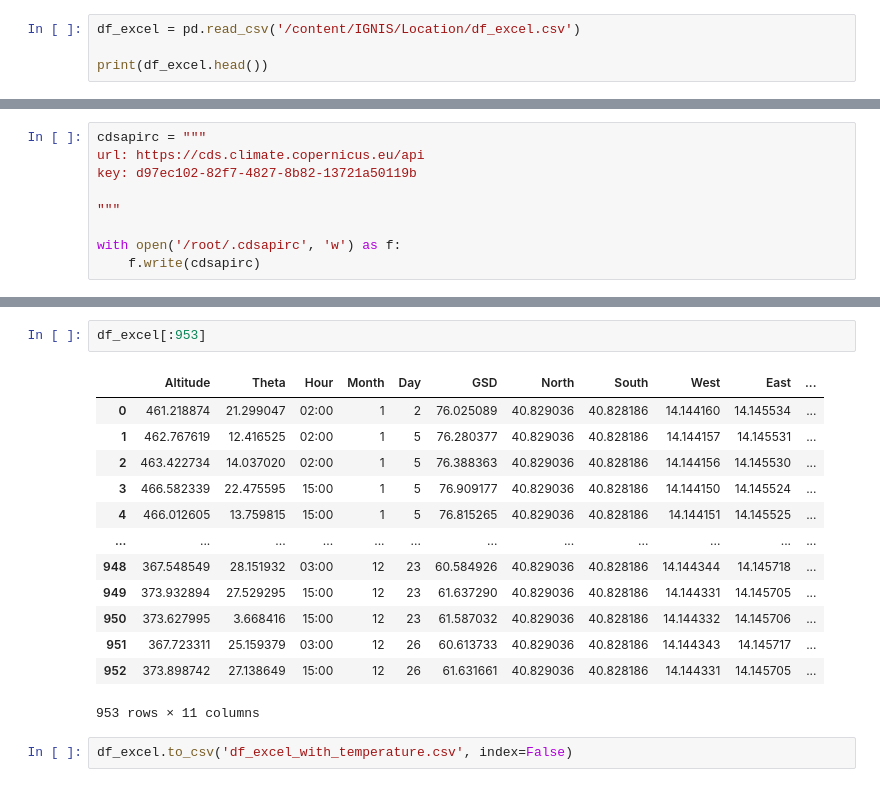
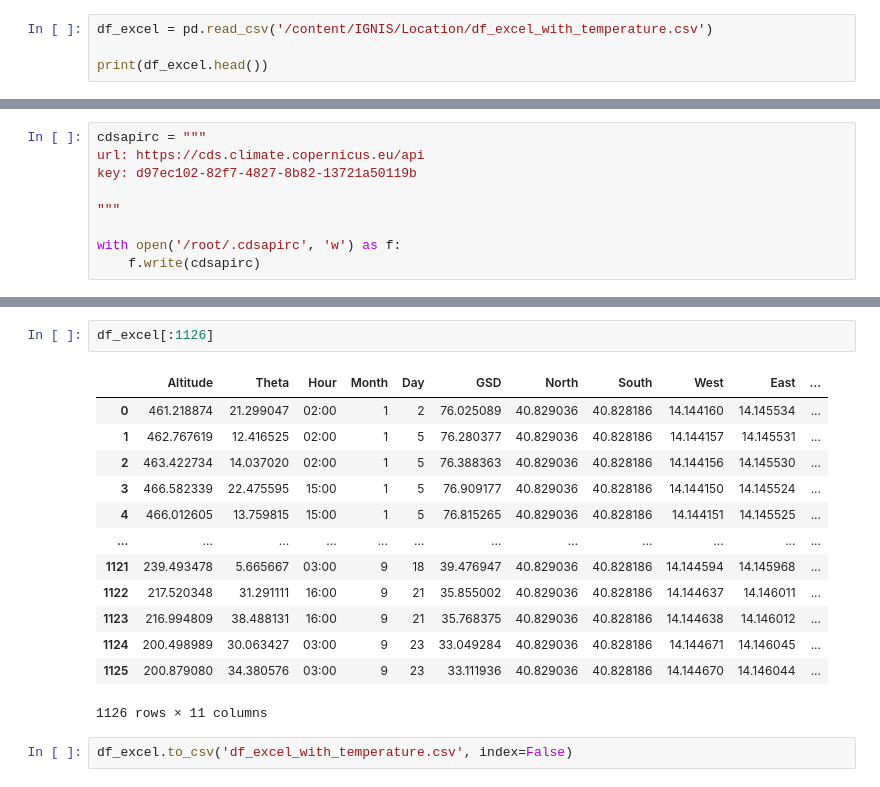
Before and after one commit to FaridRash/IGNIS, a Jupyter notebook: Notebooks/Actual_Temperature/Fetch_temperature_ERA5.ipynb, the cells around one changed output, grey strips where cells are left out. Saved outputs shown, nothing was run; the diff lists cells and outputs as text.

```diff
--- a/Fetch_temperature_ERA5.ipynb
+++ b/Notebooks/Actual_Temperature/Fetch_temperature_ERA5.ipynb
@@ -46,7 +46,7 @@ Resolving deltas: 100% (129/129), done.
 # %% [output]
 fatal: destination path 'IGNIS' already exists and is not an empty directory.
 # %%
-df_excel = pd.read_csv('/content/IGNIS/Location/df_excel.csv')
+df_excel = pd.read_csv('/content/IGNIS/Location/df_excel_with_temperature.csv')
 
 print(df_excel.head())
 # %% [output]
@@ -174,18 +157,18 @@ Bounding Box: N=40.829036, S=40.828186, W=14.144669897662508, E=14.1460438976625
 # %%
-df_excel[:953]
+df_excel[:1126]
 # %% [output]
 |  | Altitude | Theta | Hour | Month | Day | GSD | North | South | West | East | ... |
 | 0 | 461.218874 | 21.299047 | 02:00 | 1 | 2 | 76.025089 | 40.829036 | 40.828186 | 14.144160 | 14.145534 | ... |
 | 1 | 462.767619 | 12.416525 | 02:00 | 1 | 5 | 76.280377 | 40.829036 | 40.828186 | 14.144157 | 14.145531 | ... |
 | 2 | 463.422734 | 14.037020 | 02:00 | 1 | 5 | 76.388363 | 40.829036 | 40.828186 | 14.144156 | 14.145530 | ... |
 | 3 | 466.582339 | 22.475595 | 15:00 | 1 | 5 | 76.909177 | 40.829036 | 40.828186 | 14.144150 | 14.145524 | ... |
 | 4 | 466.012605 | 13.759815 | 15:00 | 1 | 5 | 76.815265 | 40.829036 | 40.828186 | 14.144151 | 14.145525 | ... |
 | ... | ... | ... | ... | ... | ... | ... | ... | ... | ... | ... | ... |
-| 948 | 367.548549 | 28.151932 | 03:00 | 12 | 23 | 60.584926 | 40.829036 | 40.828186 | 14.144344 | 14.145718 | ... |
-| 949 | 373.932894 | 27.529295 | 15:00 | 12 | 23 | 61.637290 | 40.829036 | 40.828186 | 14.144331 | 14.145705 | ... |
-| 950 | 373.627995 | 3.668416 | 15:00 | 12 | 23 | 61.587032 | 40.829036 | 40.828186 | 14.144332 | 14.145706 | ... |
-| 951 | 367.723311 | 25.159379 | 03:00 | 12 | 26 | 60.613733 | 40.829036 | 40.828186 | 14.144343 | 14.145717 | ... |
-| 952 | 373.898742 | 27.138649 | 15:00 | 12 | 26 | 61.631661 | 40.829036 | 40.828186 | 14.144331 | 14.145705 | ... |
+| 1121 | 239.493478 | 5.665667 | 03:00 | 9 | 18 | 39.476947 | 40.829036 | 40.828186 | 14.144594 | 14.145968 | ... |
+| 1122 | 217.520348 | 31.291111 | 16:00 | 9 | 21 | 35.855002 | 40.829036 | 40.828186 | 14.144637 | 14.146011 | ... |
+| 1123 | 216.994809 | 38.488131 | 16:00 | 9 | 21 | 35.768375 | 40.829036 | 40.828186 | 14.144638 | 14.146012 | ... |
+| 1124 | 200.498989 | 30.063427 | 03:00 | 9 | 23 | 33.049284 | 40.829036 | 40.828186 | 14.144671 | 14.146045 | ... |
+| 1125 | 200.879080 | 34.380576 | 03:00 | 9 | 23 | 33.111936 | 40.829036 | 40.828186 | 14.144670 | 14.146044 | ... |
-953 rows × 11 columns
+1126 rows × 11 columns
 # %%
 df_excel.to_csv('df_excel_with_temperature.csv', index=False)
```
Also changed, not shown: parts of 5 cells of this notebook, 2 other files.
